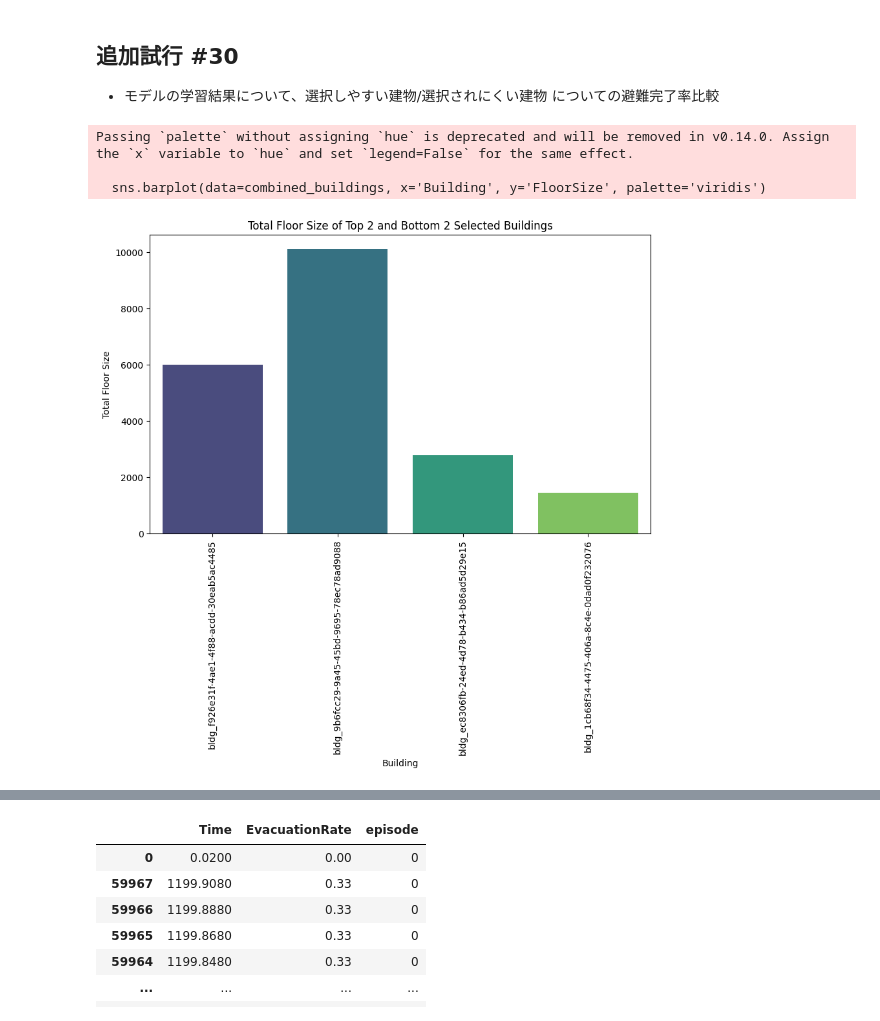
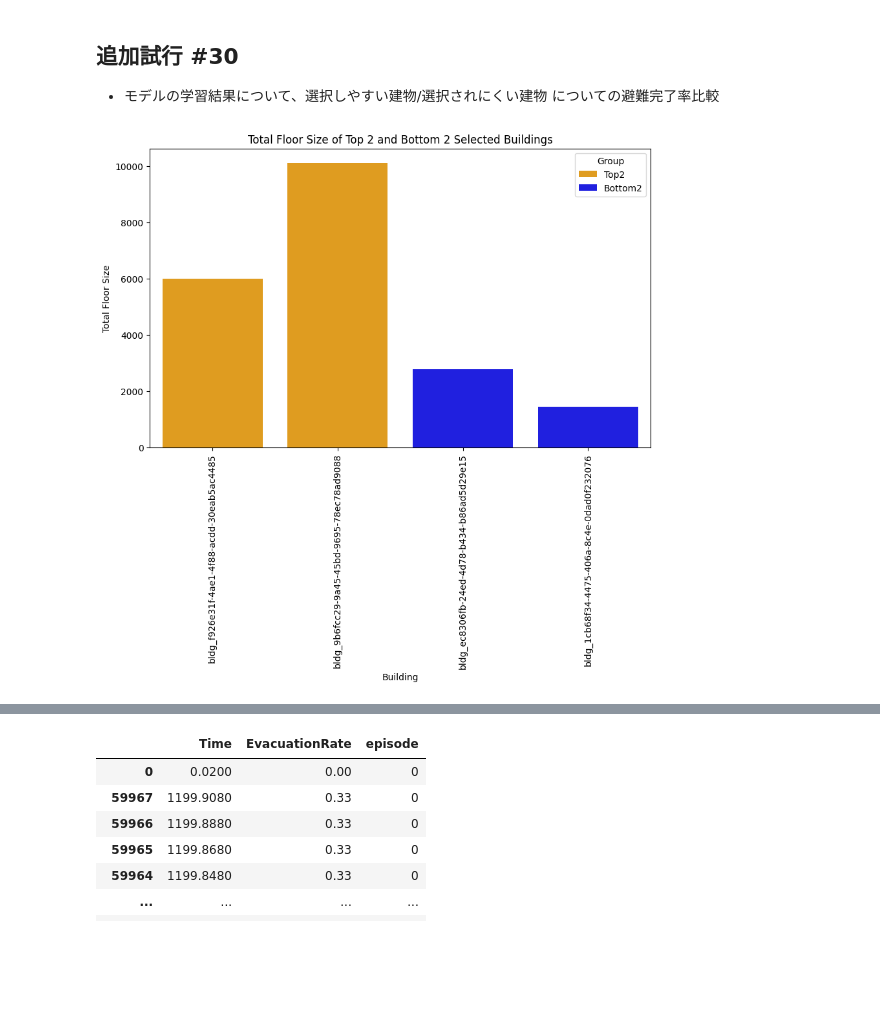
Before and after one commit to Rikkyo-MiyayuLab/PLATEAU-Tutorial, a Jupyter notebook: src/plateau_tutorial/graph.ipynb, the cells around one changed output, grey strips where cells are left out. Saved outputs shown, nothing was run; the diff lists cells and outputs as text; code cells hidden in the pictures; blank space fills up the shorter version.

```diff
--- a/src/plateau_tutorial/graph.ipynb
+++ b/src/plateau_tutorial/graph.ipynb
@@ -332,24 +332,25 @@ bottom_2_buildings['FloorSize'] = [2775.74, 1441.94]
 top_2_buildings['Capacity'] = top_2_buildings['FloorSize'].apply(calc_capacity)
 bottom_2_buildings['Capacity'] = bottom_2_buildings['FloorSize'].apply(calc_capacity)
 
+# 上位２つのグループと下位２つのグループで色分け
+top_2_buildings['Group'] = 'Top2'
+bottom_2_buildings['Group'] = 'Bottom2'
 
 # 上位2つと下位2つの建物を結合
 combined_buildings = pd.concat([top_2_buildings, bottom_2_buildings])
 # %%
 
 # 床面積の比較棒グラフを作成
 plt.figure(figsize=(10, 6))
-sns.barplot(data=combined_buildings, x='Building', y='FloorSize', palette='viridis')
+# 上位２つの建物はオレンジ、下位２つの建物は青
+sns.barplot(data=combined_buildings, x='Building', y='FloorSize', hue='Group', palette={'Top2': 'orange', 'Bottom2': 'blue'})
 plt.title('Total Floor Size of Top 2 and Bottom 2 Selected Buildings')
 plt.xlabel('Building')
 plt.xticks(rotation=90)
 plt.ylabel('Total Floor Size')
 plt.show()
 # %% [output]
-Passing `palette` without assigning `hue` is deprecated and will be removed in v0.14.0. Assign the `x` variable to `hue` and set `legend=False` for the same effect.
-
-  sns.barplot(data=combined_buildings, x='Building', y='FloorSize', palette='viridis')
-[figure, old version]
+[figure, new version]
 # %%
 # 収容人数の比較棒グラフを作成
 plt.figure(figsize=(10, 6))
```
Also changed, not shown: parts of 1 cell of this notebook, 3 other files.
